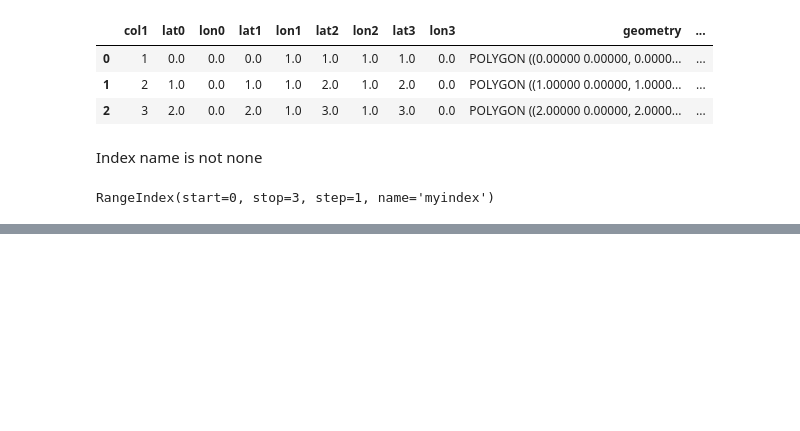
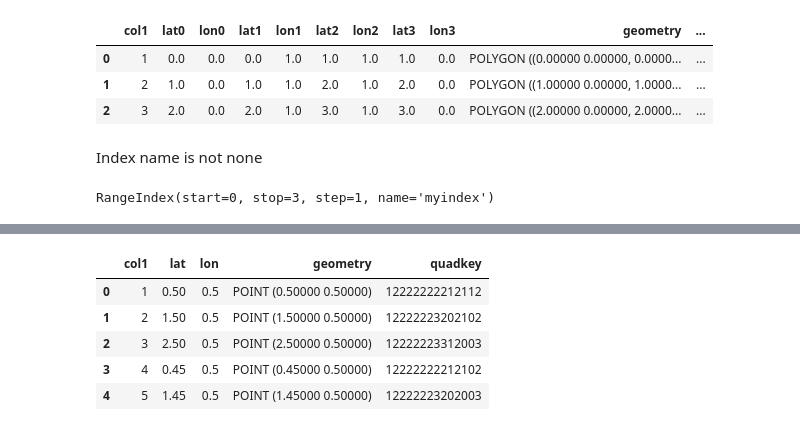
Before and after one commit to thinkingmachines/geowrangler, a Jupyter notebook: notebooks/02_vector_zonal_stats.ipynb, the cells around one changed output, grey strips where cells are left out. Saved outputs shown, nothing was run; the diff lists cells and outputs as text; code cells hidden in the pictures; blank space fills up the shorter version.

```diff
--- a/notebooks/02_vector_zonal_stats.ipynb
+++ b/notebooks/02_vector_zonal_stats.ipynb
@@ -903,0 +939,3 @@ assert named_index_results.index.name == "myindex"
+# %%
+%%time
+simple_data_quadkey = compute_quadkey(simple_data, 14)
@@ -903,0 +945,9 @@ assert named_index_results.index.name == "myindex"
+# %%
+simple_data_quadkey.head()
+# %% [output]
+|  | col1 | lat | lon | geometry | quadkey |
+| 0 | 1 | 0.50 | 0.5 | POINT (0.50000 0.50000) | 12222222212112 |
+| 1 | 2 | 1.50 | 0.5 | POINT (1.50000 0.50000) | 12222223202102 |
+| 2 | 3 | 2.50 | 0.5 | POINT (2.50000 0.50000) | 12222223312003 |
+| 3 | 4 | 0.45 | 0.5 | POINT (0.45000 0.50000) | 12222222212102 |
+| 4 | 5 | 1.45 | 0.5 | POINT (1.45000 0.50000) | 12222223202003 |
```
Also changed, not shown: parts of 11 cells of this notebook, 2 other files.
